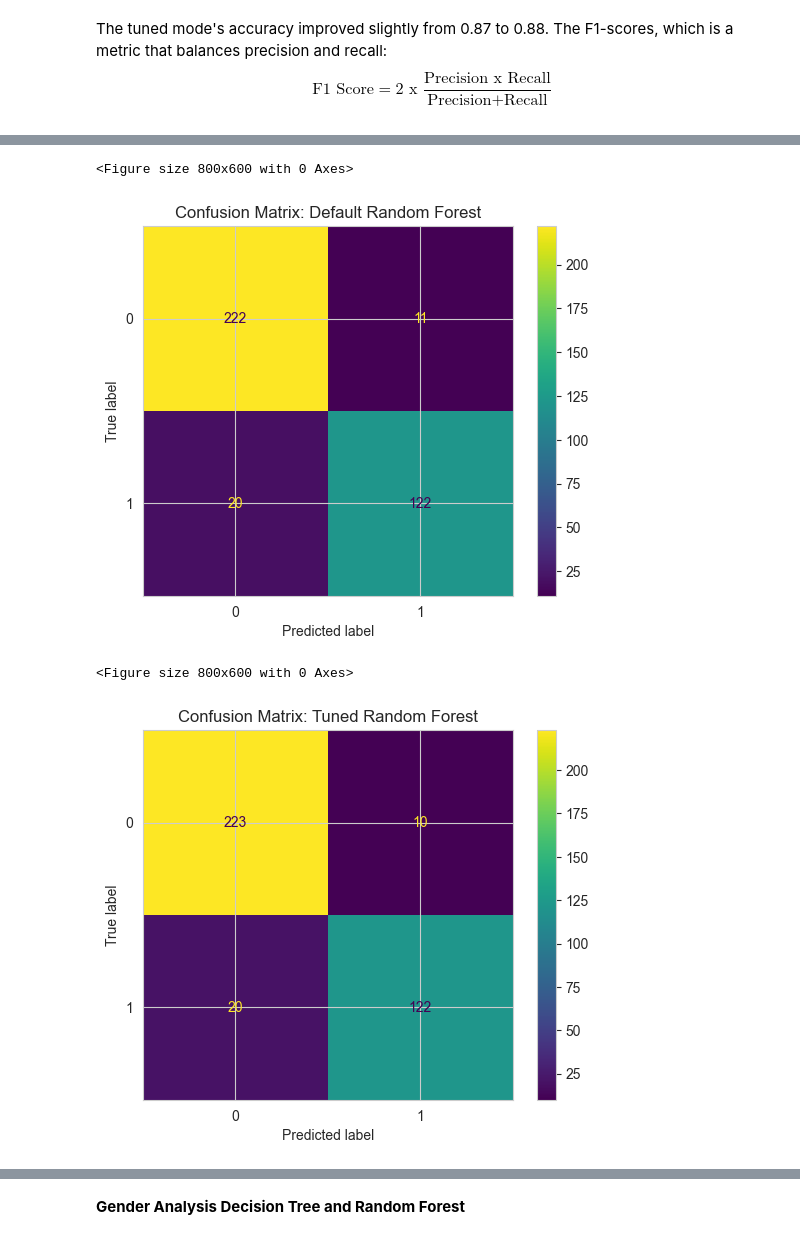
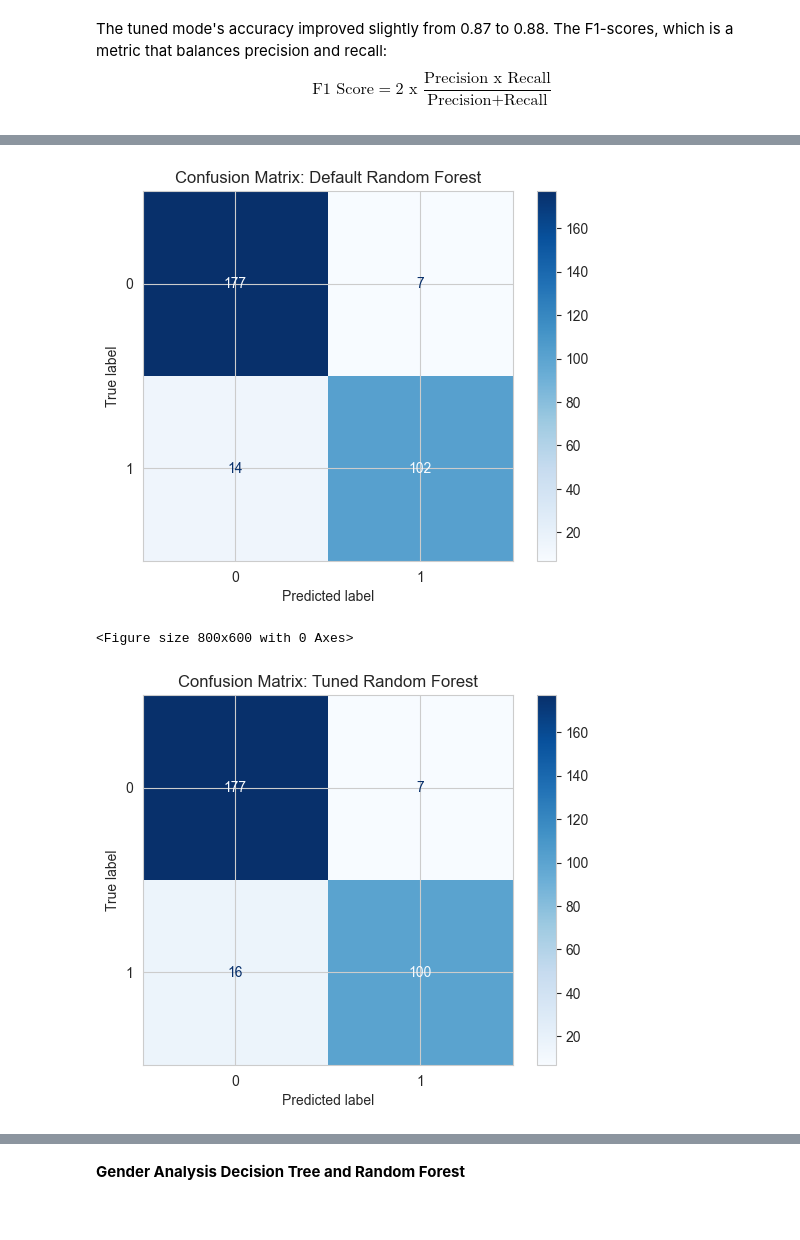
Before and after one commit to jadenzy/ECS_171_Final_Project, a Jupyter notebook: Models/Tree.ipynb, the cells around one changed output, grey strips where cells are left out. Cells and saved outputs as stored; diff of their text form; code cells hidden in the pictures.

```diff
--- a/Models/Tree.ipynb
+++ b/Models/Tree.ipynb
@@ -27,8 +26,8 @@ Dataset:
 X = data.drop(columns='Diagnosis')
 y = data['Diagnosis']
 
-# Split the data into training and testing sets (75% training, 25% testing)
-X_train, X_test, y_train, y_test = train_test_split(X, y, test_size=0.25, random_state=42)
+# Split the data into training and testing sets (80% training, 20% testing)
+X_train, X_test, y_train, y_test = train_test_split(X, y, test_size=0.2, random_state=42)
 # %%
 # Define the parameter grid
 param_grid = {
@@ -179,28 +203,22 @@ Best parameters from Randomized Search: {'n_estimators': 100, 'min_samples_split
 # %%
-# Define the parameter grid for Random Forest
-param_grid_rf = {
+# Define the best parameter grid for Random Forest
+best_param_grid_rf = {
     'max_depth': [None, 10, 20, 30],
     'min_samples_split': [2, 5, 10],
     'min_samples_leaf': [1, 2, 4],
 }
 # %%
-# Initialize the RandomForestClassifier
-random_forest = RandomForestClassifier(random_state=42)
-
-# Set up GridSearchCV
 grid_search_rf = GridSearchCV(
     estimator=random_forest,
-    param_grid=param_grid_rf,
+    param_grid=best_param_grid_rf,
     cv=5,  # 5-fold cross-validation
     n_jobs=-1,  # Use all available cores
     verbose=1,  # Print progress
     scoring='accuracy'  # or another metric if desired
 )
 
-# Run the grid search
 grid_search_rf.fit(X_train, y_train)
 
-# Print the best parameters
 print("Best parameters found by GridSearchCV:", grid_search_rf.best_params_)
 # %% [output]
 Fitting 5 folds for each of 36 candidates, totalling 180 fits
@@ -208,37 +275,12 @@ Best parameters found by GridSearchCV: {'max_depth': 10, 'min_samples_leaf': 2,
 # %%
-default_rf = RandomForestClassifier(random_state=42)
-default_rf.fit(X_train, y_train)
-
-# Make predictions with the default model
-y_pred_default_rf = default_rf.predict(X_test)
-accuracy_default_rf = accuracy_score(y_test, y_pred_default_rf)
-classification_report_default_rf = classification_report(y_test, y_pred_default_rf)
-
-# Hyperparameter tuning using GridSearchCV
-random_forest = RandomForestClassifier(random_state=42)
-
-# Retrieve the best model from GridSearchCV
-best_rf = grid_search_rf.best_estimator_
-
-# Make predictions with the tuned model
-y_pred_best_rf = best_rf.predict(X_test)
-accuracy_best_rf = accuracy_score(y_test, y_pred_best_rf)
-classification_report_best_rf = classification_report(y_test, y_pred_best_rf)
-
-# Print and display results for the default and tuned model
-print("Default Random Forest Accuracy:", accuracy_default_rf)
-print("Tuned Random Forest Accuracy:", accuracy_best_rf)
-
-print("Default Random Forest Classification Report:\n", classification_report_default_rf)
-print("Tuned Random Forest Classification Report:\n", classification_report_best_rf)
-
 plt.figure(figsize=(8, 6))
-ConfusionMatrixDisplay.from_estimator(default_rf, X_test, y_test)
+ConfusionMatrixDisplay.from_estimator(default_rf, X_test, y_test, cmap = "Blues")
 plt.title("Confusion Matrix: Default Random Forest")
 
 plt.show()
+
 plt.figure(figsize=(8, 6))
-ConfusionMatrixDisplay.from_estimator(best_rf, X_test, y_test)
+ConfusionMatrixDisplay.from_estimator(best_rf, X_test, y_test, cmap = "Blues")
 plt.title("Confusion Matrix: Tuned Random Forest")
 
 plt.show()
@@ -263,5 +289,4 @@ weighted avg       0.92      0.92      0.92       375
+[figure, new version]
 <Figure size 800x600 with 0 Axes>
-[figure, old version]
-<Figure size 800x600 with 0 Axes>
-[figure, old version]
+[figure, new version]
 # %% [markdown]
```
Also changed, not shown: parts of 23 cells of this notebook.
